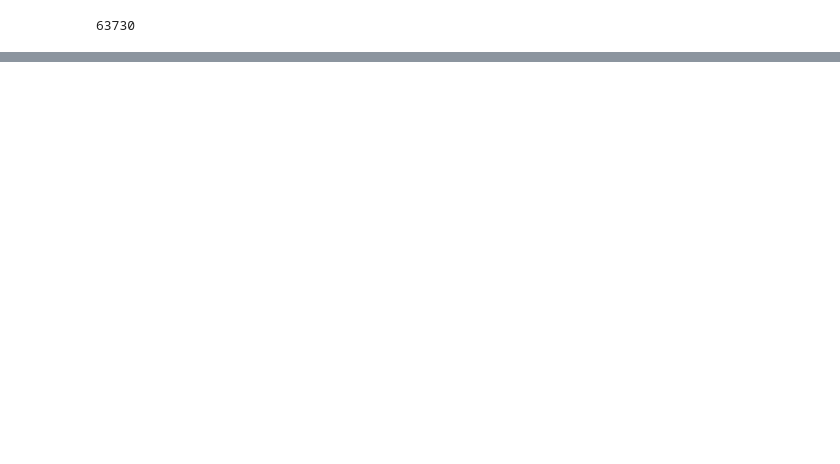
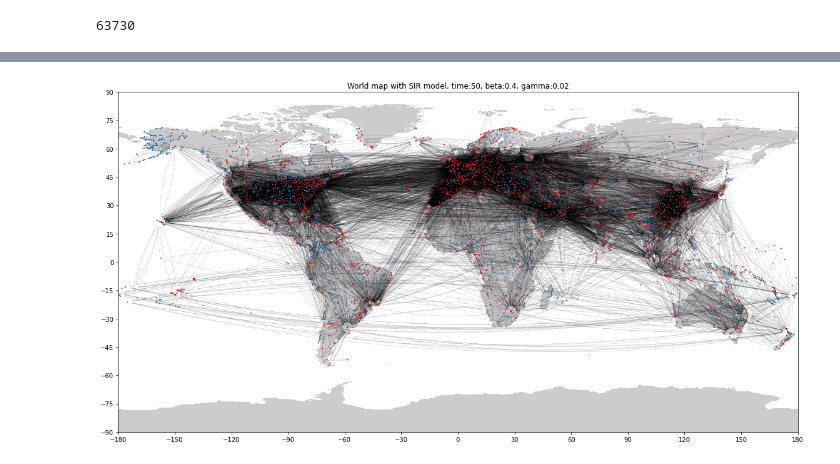
Before and after one commit to ceciliazhh/Final-project-NS, a Jupyter notebook: final_project_network_setup_Tumen.ipynb, the cells around one changed output, grey strips where cells are left out. Cells and saved outputs as stored; diff of their text form; code cells hidden in the pictures; blank space fills up the shorter version.

```diff
--- a/final_project_network_setup_Tumen.ipynb
+++ b/final_project_network_setup_Tumen.ipynb
@@ -214,7 +221,7 @@ def SIR(G, time, beta, gamma): #takes 0.2 seconds per time
 
         G.nodes[node]['inf_time'] = inf_time + 1
 # %%
-def worldmap(G): #takes 3 minutes to compute
+def worldmap(G, time, beta, gamma): #takes 3 minutes to compute
 
   nx.set_node_attributes(G, values = '#1f77b4', name = 'color')
   for i in G.nodes():
@@ -229,6 +236,11 @@ def worldmap(G): #takes 3 minutes to compute
   for k, v in pos.items():
       pos[k] = (float(v[1]), float(v[0]))
 
+  m = Basemap(projection='cyl', resolution=None,
+              llcrnrlat=-90, urcrnrlat=90,
+              llcrnrlon=-180, urcrnrlon=180, )
+  m.drawlsmask()
+
   nx.draw_networkx_nodes(G, pos, node_color = color.values(), node_size = 1, label = False)
   nx.draw_networkx_edges(G, pos,width = 0.1, arrowsize = 1 ,connectionstyle="arc3,rad=0.1")
   plt.xlim([-180, 180])
@@ -236,9 +248,5 @@ def worldmap(G): #takes 3 minutes to compute
   plt.tick_params(left=True, bottom=True, labelleft=True, labelbottom=True)
   plt.xticks(range(-180,181, 30))
   plt.yticks(range(-90,91, 15))
-
-  m = Basemap(projection='cyl', resolution=None,
-              llcrnrlat=-90, urcrnrlat=90,
-              llcrnrlon=-180, urcrnrlon=180, )
-  m.drawlsmask()
+  plt.title(f'World map with SIR model, time:{time}, beta:{beta}, gamma:{gamma}')
 # %%
@@ -278,0 +338,4 @@ histinfo(G)
+# %%
+worldmap(G, time, beta, gamma)
+# %% [output]
+[figure, new version]
```
Also changed, not shown: parts of 19 cells of this notebook.
